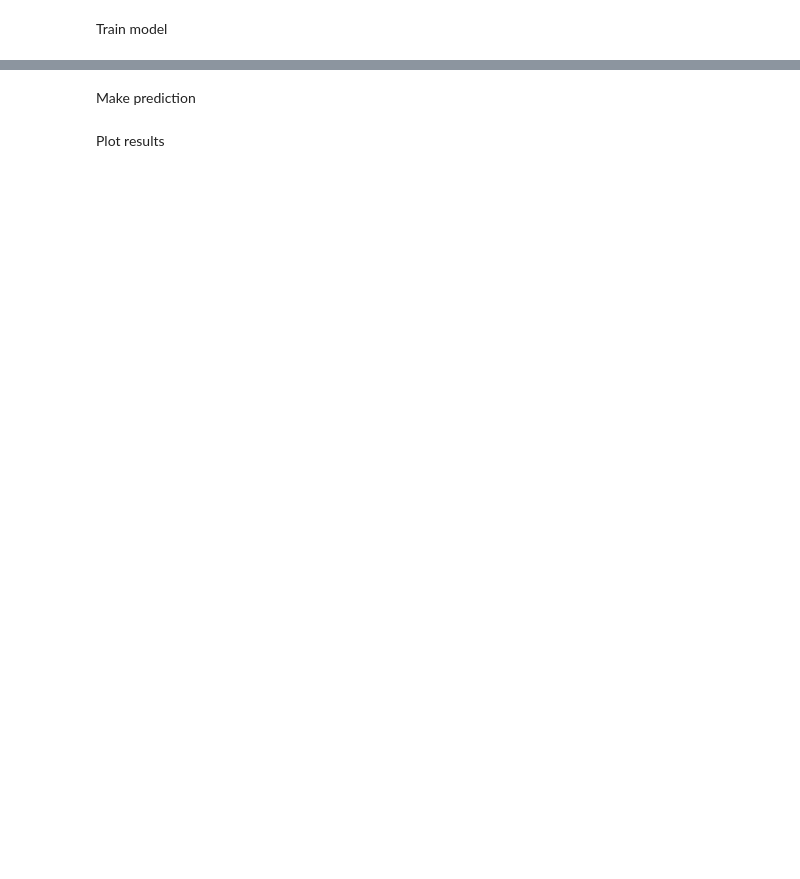
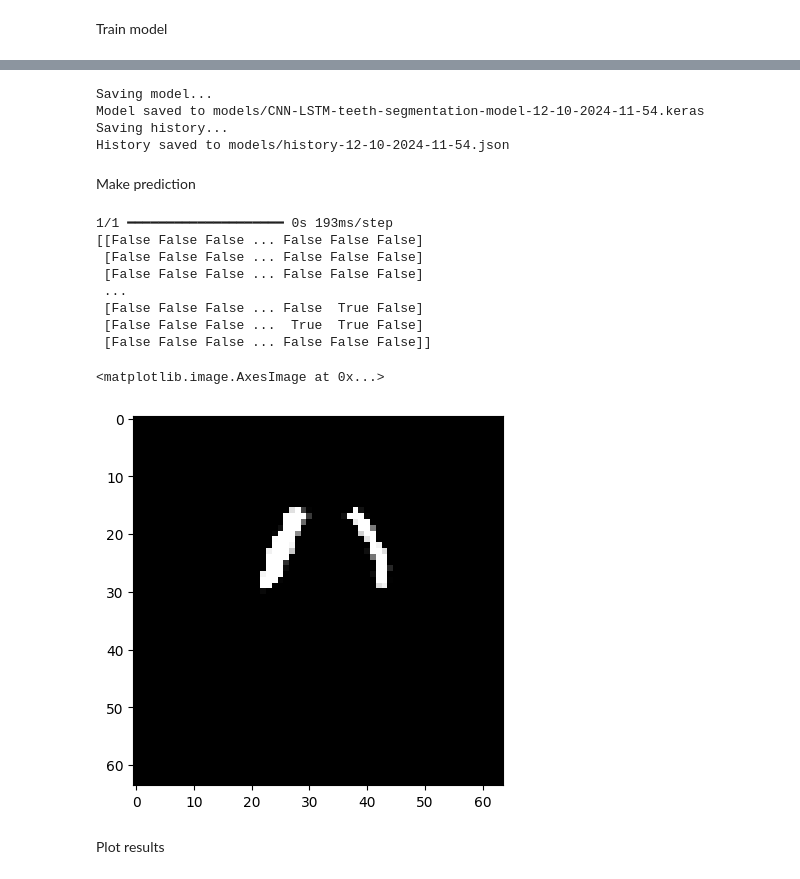
Before and after one commit to kkaczmarskinpg/teeth-segmentation-cbct-images-cnn-lstm, a Jupyter notebook: cnn-lstm-teeth-segmentation.ipynb, the cells around one changed output, grey strips where cells are left out. Cells and saved outputs as stored; diff of their text form; code cells hidden in the pictures; blank space fills up the shorter version.

Commit message:
convlstm2d dziala

```diff
--- a/cnn-lstm-teeth-segmentation.ipynb
+++ b/cnn-lstm-teeth-segmentation.ipynb
@@ -8,14 +8,13 @@ import os
 import matplotlib.pyplot as plt
 import numpy as np
 import tensorflow as tf
-from sklearn.model_selection import train_test_split
 
 LUCKY_NUMBER = 2
-TARGET_SIZE = (32, 32) # For no compression choose -1
+TARGET_SIZE = (64, 64) # For no compression choose -1
 TARGET_SLICES = 304
 
-PHOTOS_PATH = "/run/media/student/DataStorage/images/"
-MASK_PATH = "/run/media/student/DataStorage/masks/"
+PHOTOS_PATH = "E:\\images\\"
+MASK_PATH = "E:\\masks\\"
 # %%
 print("GPUs Available: ",tf.config.list_physical_devices('GPU'))
 
@@ -39,8 +38,8 @@ set_global_policy('mixed_float16')
 Prepare data
 # %%
 np.random.seed(LUCKY_NUMBER)
-batch_size = 2
-epochs = 10
+batch_size = 1
+epochs = 20
 
 scan_names = [file[:8] for file in os.listdir(PHOTOS_PATH) if file.endswith(".nii.gz")]
 train, val, test = utils.split_train_val_test(scan_names, 0.7, 0.15, 0.15)
@@ -51,8 +50,8 @@ train_gen = utils.cbct_data_generator(PHOTOS_PATH, MASK_PATH, train)
 val_gen = utils.cbct_data_generator(PHOTOS_PATH, MASK_PATH, val)
 
 
-model = CNNLSTMModel.create_cnn_lstm_model(image_shape=TARGET_SIZE, num_slices=TARGET_SLICES)
-#model = ConvLSTM2DModel.create_cnn_convlstm2d_model(image_shape=TARGET_SIZE, num_slices=TARGET_SLICES)
+model = CNNLSTMModel.create_cnn_lstm_model(image_shape=TARGET_SIZE, num_slices=50)
+#model = ConvLSTM2DModel.create_cnn_convlstm2d_model(image_shape=TARGET_SIZE, num_slices=50)
 model.summary()
 
 print(model.output_shape)
@@ -63,8 +87,8 @@ model.layers[9].input.shape
 # %%
 model.fit(
     train_gen,
-    batch_size=2,
+    batch_size=1,
     steps_per_epoch=len(train)//batch_size,
-    #validation_data=val_gen,
-    #validation_steps=len(val),
+    validation_data=val_gen,
+    validation_steps=len(val)//batch_size,
     epochs=epochs)
@@ -71,21 +114,37 @@ model.fit(
 # %%
 utils.save_model(model)
+# %% [output]
+Saving model...
+Model saved to models/CNN-LSTM-teeth-segmentation-model-12-10-2024-11-54.keras
+Saving history...
+History saved to models/history-12-10-2024-11-54.json
 # %% [markdown]
 Make prediction
 # %%
-test_scan = utils.load_nifti_cbct_scan(PHOTOS_PATH+train[1]+"_0000.nii.gz")
+test_scan = utils.load_nifti_cbct_scan(PHOTOS_PATH+test[10]+"_0000.nii.gz")
 test_scan = test_scan[..., np.newaxis]
 test_scan = np.expand_dims(test_scan, axis=0)
 
 predictions = model.predict(test_scan)
 
 predicted_mask = predictions[0]
 
 binary_mask = (predicted_mask > 0.5).astype(np.float32)
 
-print(predicted_mask[200,:,:,0] == predicted_mask[300,:,:,0])
+print(predicted_mask[25,:,:,0] == predicted_mask[30,:,:,0])
 
-plt.imshow(predicted_mask[120, :, :, 0], cmap="gray")
+plt.imshow(predicted_mask[25, :, :, 0], cmap="gray")
+# %% [output]
+1/1 ━━━━━━━━━━━━━━━━━━━━ 0s 193ms/step
+[[False False False ... False False False]
+ [False False False ... False False False]
+ [False False False ... False False False]
+ ...
+ [False False False ... False  True False]
+ [False False False ...  True  True False]
+ [False False False ... False False False]]
+<matplotlib.image.AxesImage at 0x...>
+[figure, added]
 # %% [markdown]
 Plot results
 # %%
```
Also changed, not shown: parts of 3 cells of this notebook, 4 other files.
